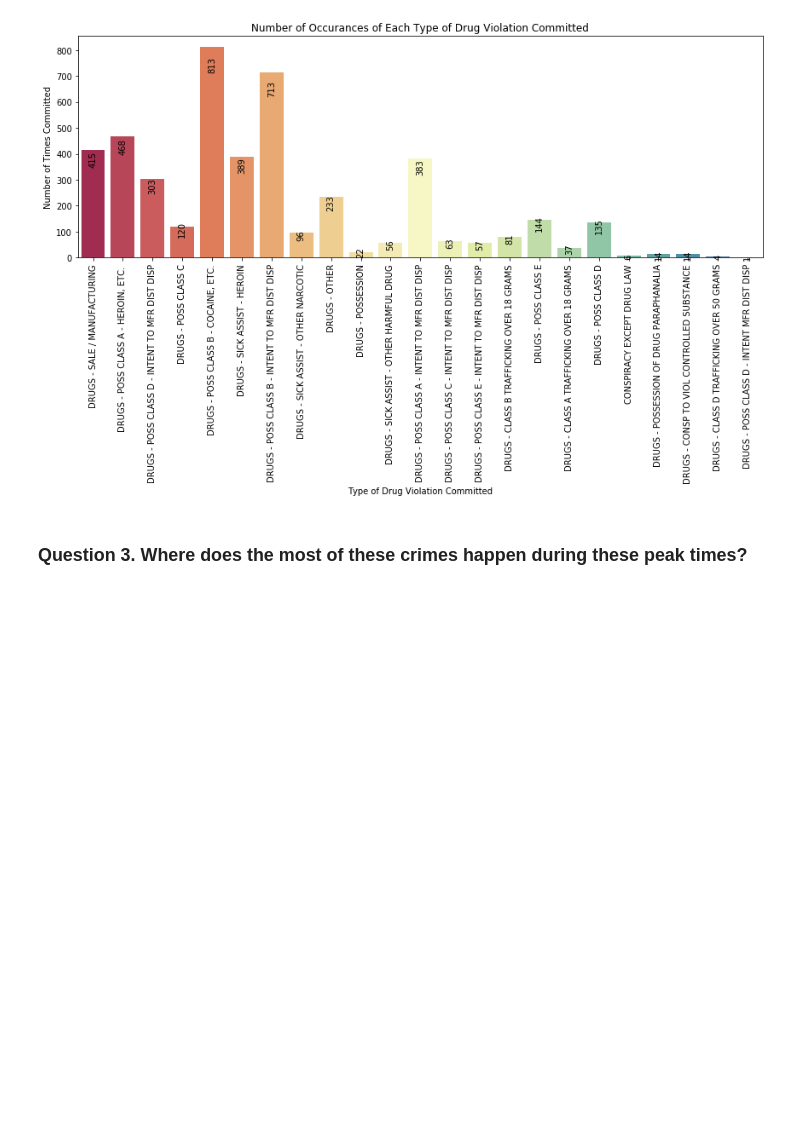
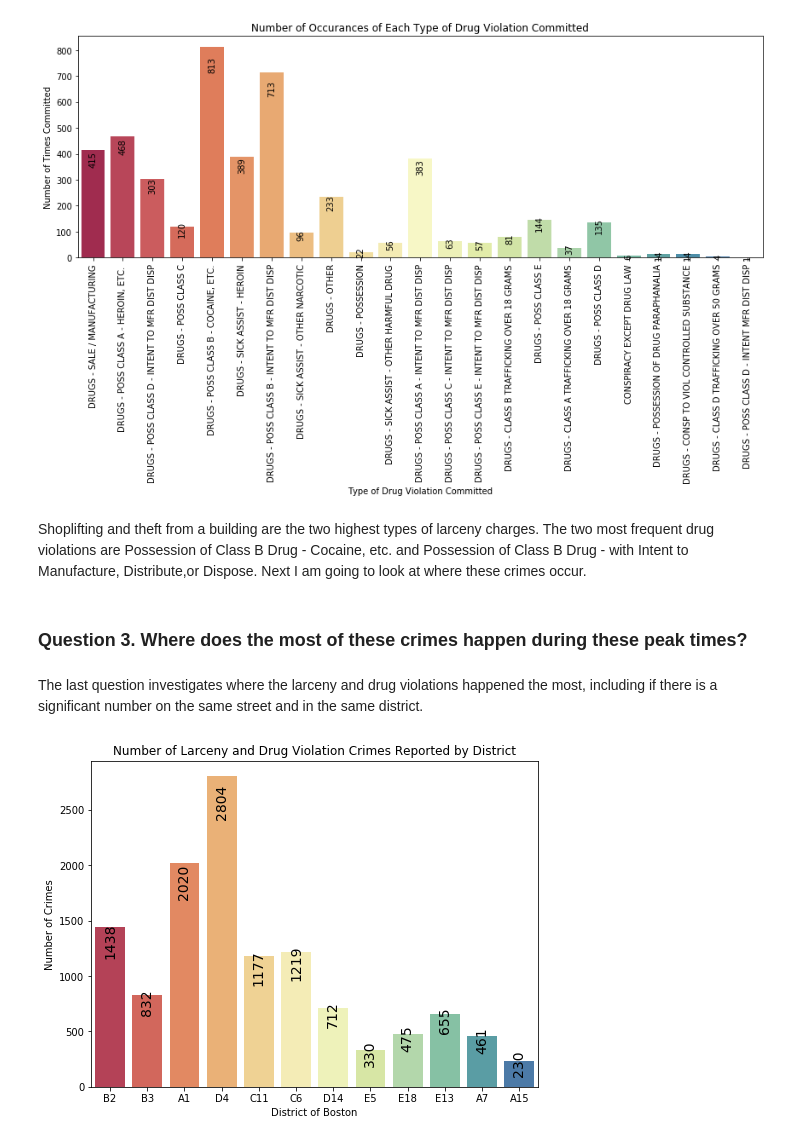
Before and after one commit to annazhaynes/uri_csc593, a Jupyter notebook: homework/Final Project.ipynb, the cells around one changed output. Saved outputs shown, nothing was run; the diff lists cells and outputs as text; code cells hidden in the pictures; blank space fills up the shorter version.

```diff
--- a/homework/Final Project.ipynb
+++ b/homework/Final Project.ipynb
@@ -232,5 +232,21 @@ show_values_on_bars(crimeDrug,10)
 plt.show()
 # %% [output]
 [figure]
+# %% [markdown]
+Shoplifting and theft from a building are the two highest types of larceny charges. The two most frequent drug violations are Possession of Class B Drug - Cocaine, etc. and Possession of Class B Drug - with Intent to Manufacture, Distribute,or Dispose. Next I am going to look at where these crimes occur.
 # %% [markdown]
 ### Question 3. Where does the most of these crimes happen during these peak times?
+# %% [markdown]
+The last question investigates where the larceny and drug violations happened the most, including if there is a significant number on the same street and in the same district.
+# %%
+bostoncrimeLarcenyDrugs = bostoncrimeLarceny.append(bostoncrimeDrug)
+
+plt.figure(figsize=(8,6))
+crimeLarcenyDrugs = sns.countplot(x="DISTRICT", palette='Spectral', data=bostoncrimeLarcenyDrugs)
+plt.xlabel('District of Boston')
+plt.ylabel('Number of Crimes')
+plt.title('Number of Larceny and Drug Violation Crimes Reported by District')
+show_values_on_bars(crimeLarcenyDrugs,14)
+plt.show()
+# %% [output]
+[figure, added]
```
Also changed, not shown: parts of 12 cells of this notebook.
